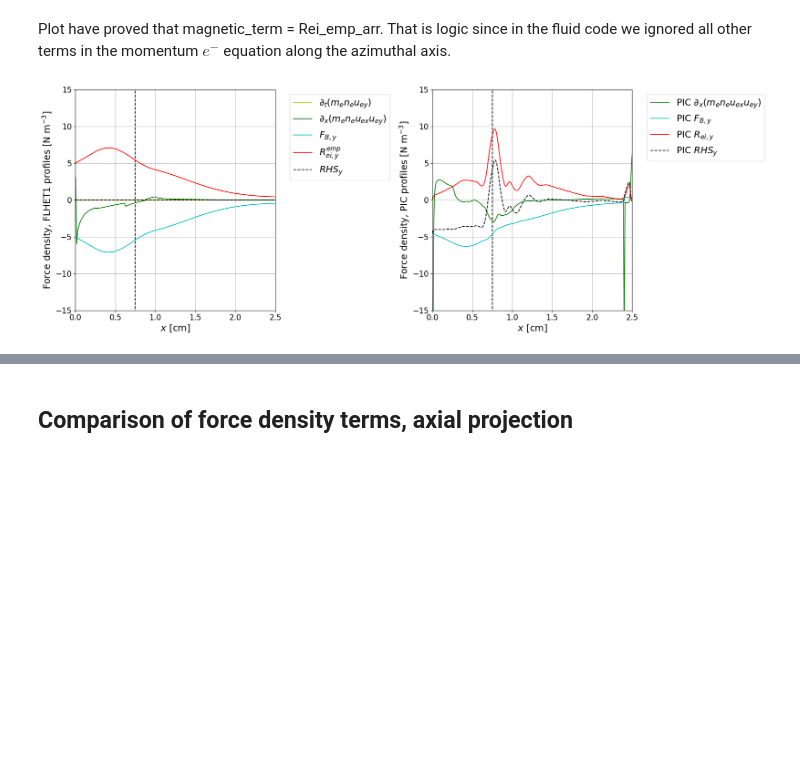
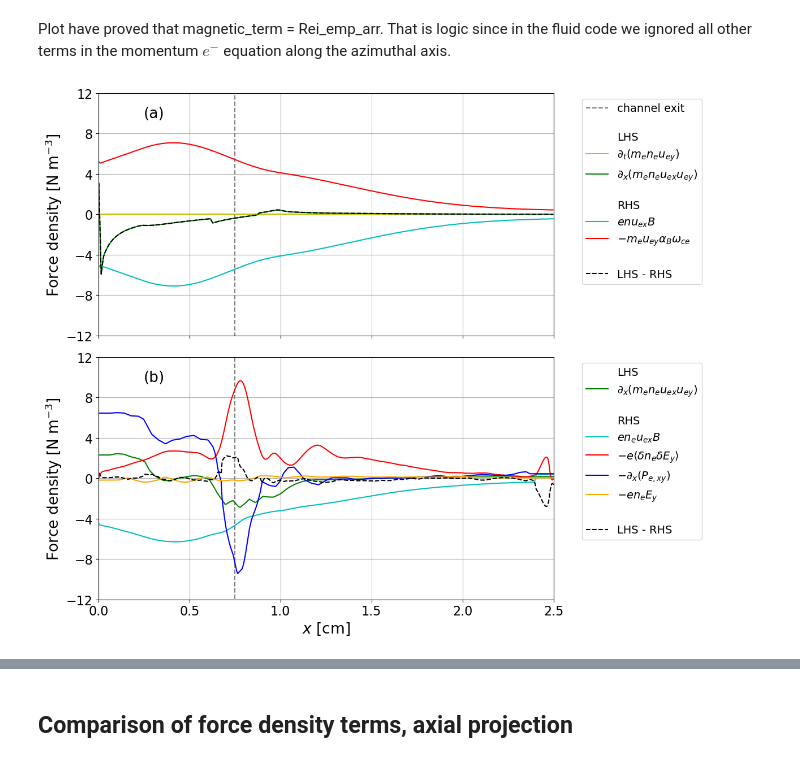
Before and after one commit to federicopetronio/FLHET1D, a Jupyter notebook: plots_comparison_PIC.ipynb, the cells around one changed output, grey strips where cells are left out. Cells and saved outputs as stored; diff of their text form; code cells hidden in the pictures; blank space fills up the shorter version.

Commit message:
Produced plots for the report and digitized charts from Charoy's thesis.

```diff
--- a/plots_comparison_PIC.ipynb
+++ b/plots_comparison_PIC.ipynb
@@ -101,46 +102,75 @@ LHS_y      = F_t_y + F_in_y
 # %%
 PIC_Rei_y   = extracted_df['corr_term_y']
 PIC_F_in_y  = np.gradient(phy_const.m_e * extracted_df['n_e'] * extracted_df['ve_x'] * extracted_df['ve_y'], extracted_df['x']/100)
+
+# plot digitized figure 4.1 in Charoy's thesis.
+PIC_F_in_y  = np.loadtxt("./Results_to_share/plot_digitizer_from_Charoy/F_in_y.csv", converters = (lambda s: float(s.decode("UTF-8").replace(",", "."))), delimiter=";")
+function_interp   = interpolate.interp1d(PIC_F_in_y[:,0], PIC_F_in_y[:,1])
+PIC_F_in_y   = -function_interp(extracted_df['x'])
+
+PIC_F_P_y   = np.loadtxt("./Results_to_share/plot_digitizer_from_Charoy/F_Py.csv", converters = (lambda s: float(s.decode("UTF-8").replace(",", "."))), delimiter=";")
+function_interp   = interpolate.interp1d(PIC_F_P_y[:,0], PIC_F_P_y[:,1])
+PIC_F_P_y   = function_interp(extracted_df['x'])
+PIC_E_y     = np.loadtxt("./Results_to_share/plot_digitizer_from_Charoy/F_E_y.csv", converters = (lambda s: float(s.decode("UTF-8").replace(",", "."))), delimiter=";")
+function_interp   = interpolate.interp1d(PIC_E_y[:,0], PIC_E_y[:,1])
+PIC_E_y     = -function_interp(extracted_df['x'])
+
 PIC_F_B_y   = phy_const.e * extracted_df['n_e'] * extracted_df['BB']*100 * extracted_df['ve_x']
-PIC_RHS_y     = PIC_Rei_y + PIC_F_B_y
+PIC_RHS_y   = PIC_Rei_y + PIC_F_B_y + PIC_F_P_y + PIC_E_y
+PIC_LHS_y   = PIC_F_in_y + 0.
 # %% [markdown]
 Plot have proved that magnetic_term = Rei_emp_arr. That is logic since in the fluid code we ignored all other terms in the momentum $e^-$ equation along the azimuthal axis.
 # %%
-f, ax = plt.subplots(1, 2, figsize=(20,7))
+f, ax = plt.subplots(2, 1, figsize=(12,10))
 
-ax[0].plot([LTHR*100, LTHR*100], [-2000., 2000.], 'k--')
+ax[0].plot([LTHR*100, LTHR*100], [-2000., 2000.], '--', color='grey', label='channel exit')
+ax[0].plot([], [], ' ', label="\nLHS")
 ax[0].plot(x_center*100, F_t_y, 'y-', label = "$\\partial_t (m_e n_e u_{ey})$")
 ax[0].plot(x_center*100, F_in_y, 'g-', label = "$\\partial_x (m_e n_e u_{ex} u_{ey})$")
-ax[0].plot(x_center*100, F_B_y, 'c-', label = "$F_{B,y}$")
-ax[0].plot(x_center*100, Rei_emp_y, 'r-', label = "$R_{ei,y}^{emp}$")
-ax[0].plot(x_center*100, RHS_y, 'k--', label = "$RHS_y$")
-ax[0].set_ylim([-15., 15.])
+ax[0].plot([], [], ' ', label="\nRHS")
+ax[0].plot(x_center*100, F_B_y, 'c-', label = "$e n u_{ex} B$")
+ax[0].plot(x_center*100, Rei_emp_y, 'r-', label = "$-m_e u_{ey} \\alpha_{B} \\omega_{ce}$")
+ax[0].plot([], [], ' ', label=" ")
+ax[0].plot(x_center*100, LHS_y-RHS_y, 'k--', label = "LHS - RHS")
+ax[0].set_yticks([-12., -8.0, -4.0, 0., 4.0, 8.0, 12.0])
+ax[0].set_ylim([-12., 12.])
 ax[0].set_xlim([0., 2.5])
-ax[0].set_xlabel("$x$ [cm]", fontsize=axisfontsize)
-ax[0].set_ylabel("Force density, FLHET1 profiles [N m$^{-3}$]", fontsize=axisfontsize)
+ax[0].set_xticklabels([])
+ax[0].yaxis.set_tick_params(labelsize=tickfontsize)
+ax[0].set_ylabel("Force density [N m$^{-3}$]", fontsize=axisfontsize)
 ax[0].xaxis.set_tick_params(labelsize=tickfontsize)
 ax[0].yaxis.set_tick_params(labelsize=tickfontsize)
 ax[0].grid()
-ax[0].legend(loc="upper left", bbox_to_anchor=(1.05, 1.0), fontsize=legendfontsize)
+ax[0].legend(loc="upper left", bbox_to_anchor=(1.05, 1.0), fontsize=legendfontsize-1)
+ax[0].text(0.25, 9.6, '(a)', fontsize=axisfontsize)
 
-ax[1].plot([LTHR*100, LTHR*100], [-2000., 2000.], 'k--')
-ax[1].plot(extracted_df['x'], PIC_F_in_y, 'g-', label = "PIC $\\partial_x (m_e n_e u_{ex} u_{ey})$")
-ax[1].plot(extracted_df['x'], PIC_F_B_y, 'c-', label = "PIC $F_{B,y}$")
-ax[1].plot(extracted_df['x'], PIC_Rei_y, 'r-', label = "PIC $R_{ei,y}$")
-ax[1].plot(extracted_df['x'], PIC_RHS_y, 'k--', label = "PIC $RHS_y$")
-ax[1].set_ylim([-15., 15.])
+ax[1].plot([LTHR*100, LTHR*100], [-2000., 2000.], '--', color='grey')
+ax[1].plot([], [], ' ', label="LHS")
+ax[1].plot(extracted_df['x'], PIC_F_in_y, 'g-', label = "$\\partial_x (m_e n_e u_{ex} u_{ey})$")
+ax[1].plot([], [], ' ', label="\nRHS")
+ax[1].plot(extracted_df['x'], PIC_F_B_y, 'c-', label = "$e n_e u_{ex} B$")
+ax[1].plot(extracted_df['x'], PIC_Rei_y, 'r-', label = "$-e \\langle \\delta n_e \\delta E_y \\rangle$")
+ax[1].plot(extracted_df['x'], PIC_F_P_y, 'b-', label = "$-\\partial_x(P_{e,xy})$")
+ax[1].plot(extracted_df['x'], PIC_E_y, '-', color='orange', label = "$-e n_e E_y$")
+ax[1].plot([], [], ' ', label=" ")
+ax[1].plot(extracted_df['x'], PIC_LHS_y - PIC_RHS_y, 'k--', label = "LHS - RHS")
+ax[1].set_yticks([-12., -8.0, -4.0, 0., 4.0, 8.0, 12.0])
+ax[1].set_ylim([-12., 12.])
 ax[1].set_xlim([0., 2.5])
+ax[1].xaxis.set_tick_params(labelsize=tickfontsize)
+ax[1].yaxis.set_tick_params(labelsize=tickfontsize)
 ax[1].set_xlabel("$x$ [cm]", fontsize=axisfontsize)
-ax[1].set_ylabel("Force density, PIC profiles [N m$^{-3}$]", fontsize=axisfontsize)
+ax[1].set_ylabel("Force density [N m$^{-3}$]", fontsize=axisfontsize)
 ax[1].xaxis.set_tick_params(labelsize=tickfontsize)
 ax[1].yaxis.set_tick_params(labelsize=tickfontsize)
 ax[1].grid()
-ax[1].legend(loc="upper left", bbox_to_anchor=(1.05, 1.0), fontsize=legendfontsize)
+ax[1].legend(loc="upper left", bbox_to_anchor=(1.05, 1.0), fontsize=legendfontsize-1)
+ax[1].text(0.25, 9.6, '(b)', fontsize=axisfontsize)
 
 plt.tight_layout()
 plt.show()
 # %% [output]
-[figure, old version]
+[figure, new version]
 # %%
 fig = plt.figure(figsize=(10,7))
 
```
Also changed, not shown: parts of 6 cells of this notebook, 6 other files.
